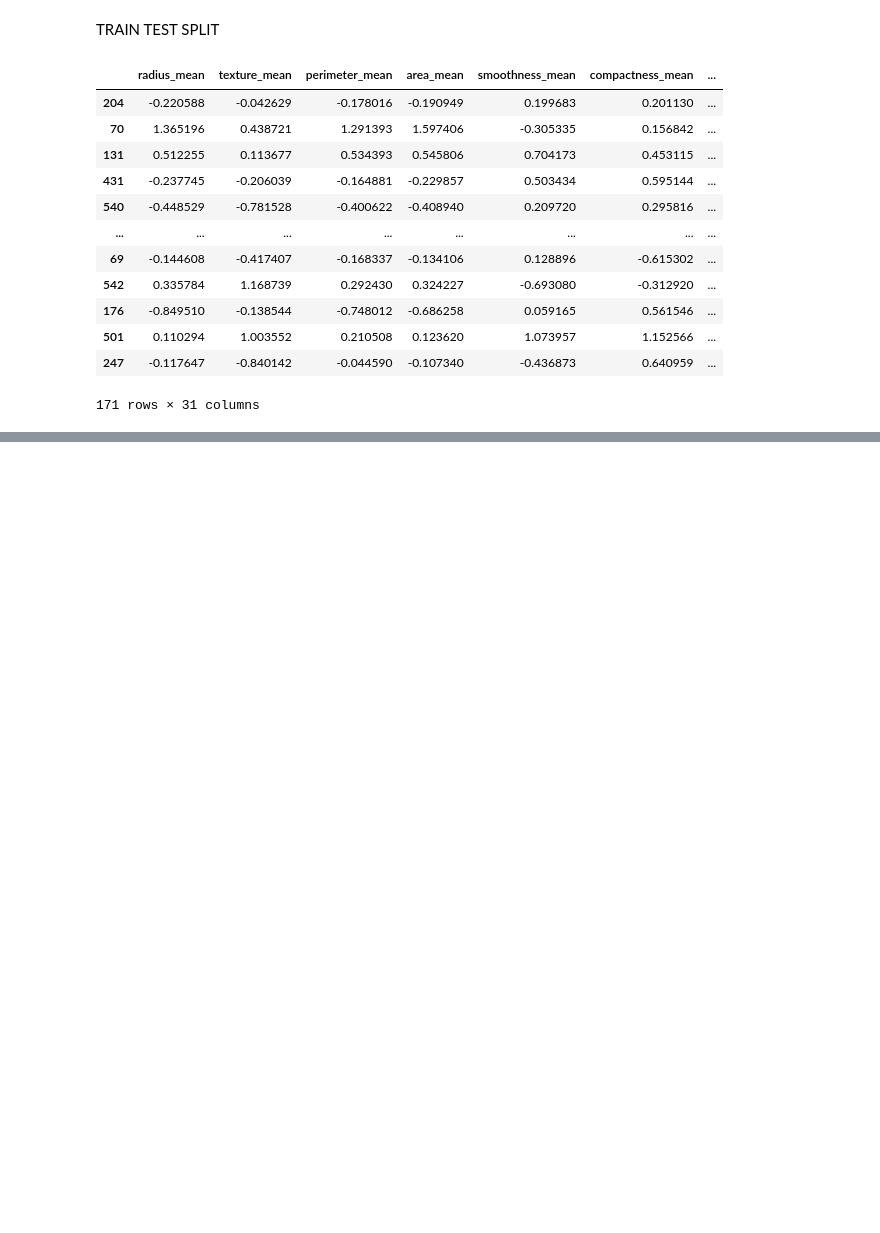
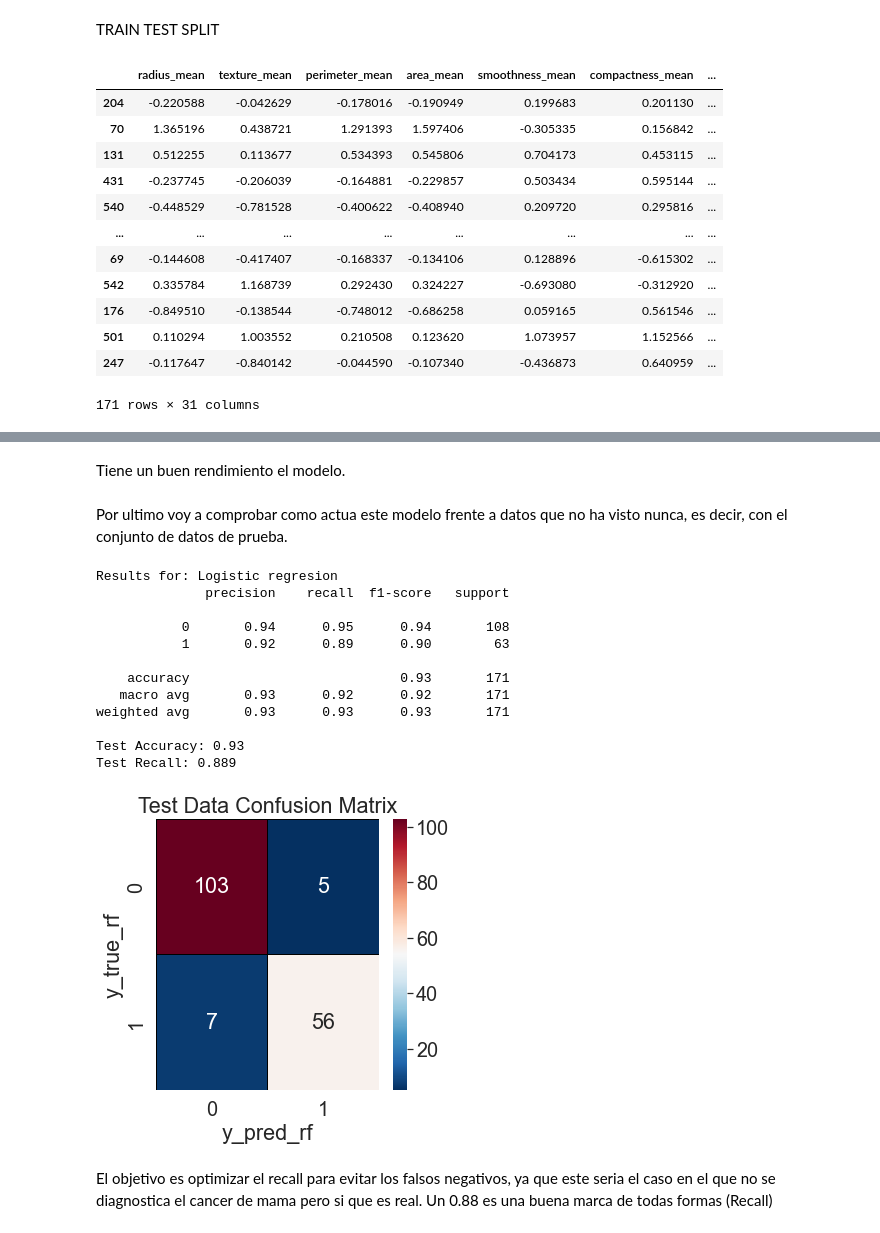
Before and after one commit to cramersito/TFM, a Jupyter notebook: tfm.ipynb, the cells around one changed output, grey strips where cells are left out. Cells and saved outputs as stored; diff of their text form; code cells hidden in the pictures; blank space fills up the shorter version.

```diff
--- a/tfm.ipynb
+++ b/tfm.ipynb
@@ -615,0 +527,22 @@ Training Recall: 0.9664
+# %%
+y_pred_gs_log = gs_log.predict(x_train_pca)
+
+
+print("Results for: Random Forest")
+print(classification_report(y_train, y_pred_gs_log))
+print("Training Accuracy:",
+        round(classification_report(y_train, y_pred_gs_log, output_dict=True)['accuracy'],4))
+print("Training Recall:",
+        round(classification_report(y_train, y_pred_gs_log, output_dict=True)['1']['recall'],4))
+
+
+
+sns.set_palette("Paired")
+cm = confusion_matrix(y_train, y_pred_gs_log)
+f, ax = plt.subplots(figsize =(5,5))
+sns.heatmap(cm,annot = True,linewidths=0.5,linecolor="black",
+            cmap="RdBu_r",fmt = ".0f",ax=ax)
+plt.xlabel("y_pred_rf")
+plt.ylabel("y_true_rf")
+plt.title('Training Data Confusion Matrix')
+plt.show()
@@ -615,0 +563,42 @@ Training Recall: 0.9664
+# %% [markdown]
+Tiene un buen rendimiento el modelo.
+# %% [markdown]
+Por ultimo voy a comprobar como actua este modelo frente a datos que no ha visto nunca, es decir, con el conjunto de datos de prueba.
+# %%
+y_pred_gs_log_test = gs_log.predict(x_test_pca)
+
+
+print("Results for: Logistic regresion")
+print(classification_report(y_test, y_pred_gs_log_test))
+print("Test Accuracy:",
+        round(classification_report(y_test, y_pred_gs_log_test, output_dict=True)['accuracy'],3))
+print("Test Recall:",
+        round(classification_report(y_test, y_pred_gs_log_test, output_dict=True)['1']['recall'],3))
+
+
+
+sns.set_palette("Paired")
+cm = confusion_matrix(y_test, y_pred_gs_log_test)
+f, ax = plt.subplots(figsize =(5,5))
+sns.heatmap(cm,annot = True,linewidths=0.5,linecolor="black",
+            cmap="RdBu_r",fmt = ".0f",ax=ax)
+plt.xlabel("y_pred_rf")
+plt.ylabel("y_true_rf")
+plt.title('Test Data Confusion Matrix')
+plt.show()
+# %% [output]
+Results for: Logistic regresion
+              precision    recall  f1-score   support
+
+           0       0.94      0.95      0.94       108
+           1       0.92      0.89      0.90        63
+
+    accuracy                           0.93       171
+   macro avg       0.93      0.92      0.92       171
+weighted avg       0.93      0.93      0.93       171
+
+Test Accuracy: 0.93
+Test Recall: 0.889
+[figure, added]
+# %% [markdown]
+El objetivo es optimizar el recall para evitar los falsos negativos, ya que este seria el caso en el que no se diagnostica el cancer de mama pero si que es real. Un 0.88 es una buena marca de todas formas (Recall)
```
Also changed, not shown: parts of 39 cells of this notebook.
